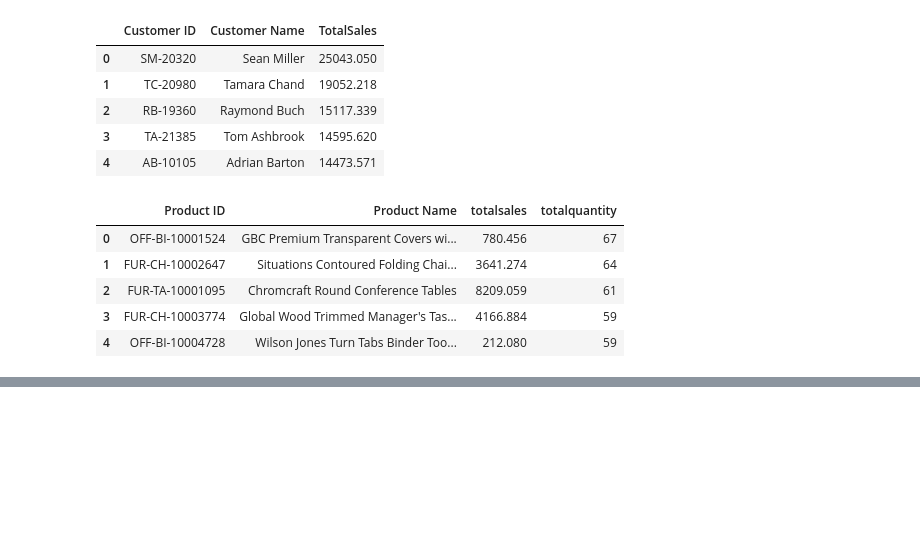
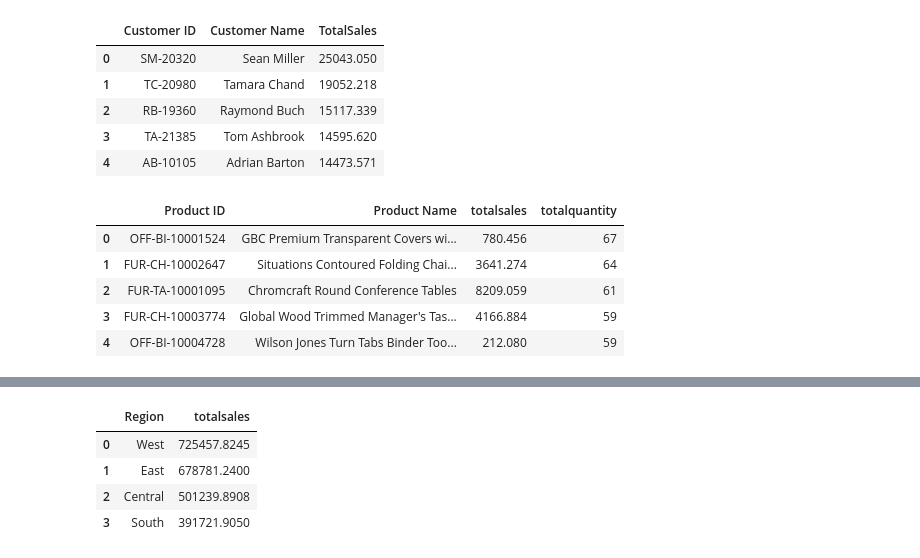
Before and after one commit to Yvonneamg/Ecommerce_Sales_Analysis, a Jupyter notebook: Ecommerce_Sales_Analysis.ipynb, the cells around one changed output, grey strips where cells are left out. Drawn from its saved outputs; the diff is of its cells as text; code cells hidden in the pictures; blank space fills up the shorter version.

```diff
--- a/Ecommerce_Sales_Analysis.ipynb
+++ b/Ecommerce_Sales_Analysis.ipynb
@@ -163,0 +189,16 @@ top_five_by_quantity
+# %%
+Sales_Region_query = """
+SELECT region,
+sum(sales) as totalsales
+from sales
+group by region
+order by totalsales desc;
+"""
+sales_by_region = pd.read_sql_query(Sales_Region_query, conn)
+sales_by_region
+# %% [output]
+|  | Region | totalsales |
+| 0 | West | 725457.8245 |
+| 1 | East | 678781.2400 |
+| 2 | Central | 501239.8908 |
+| 3 | South | 391721.9050 |
```
Also changed, not shown: parts of 2 cells of this notebook, 2 other files.
